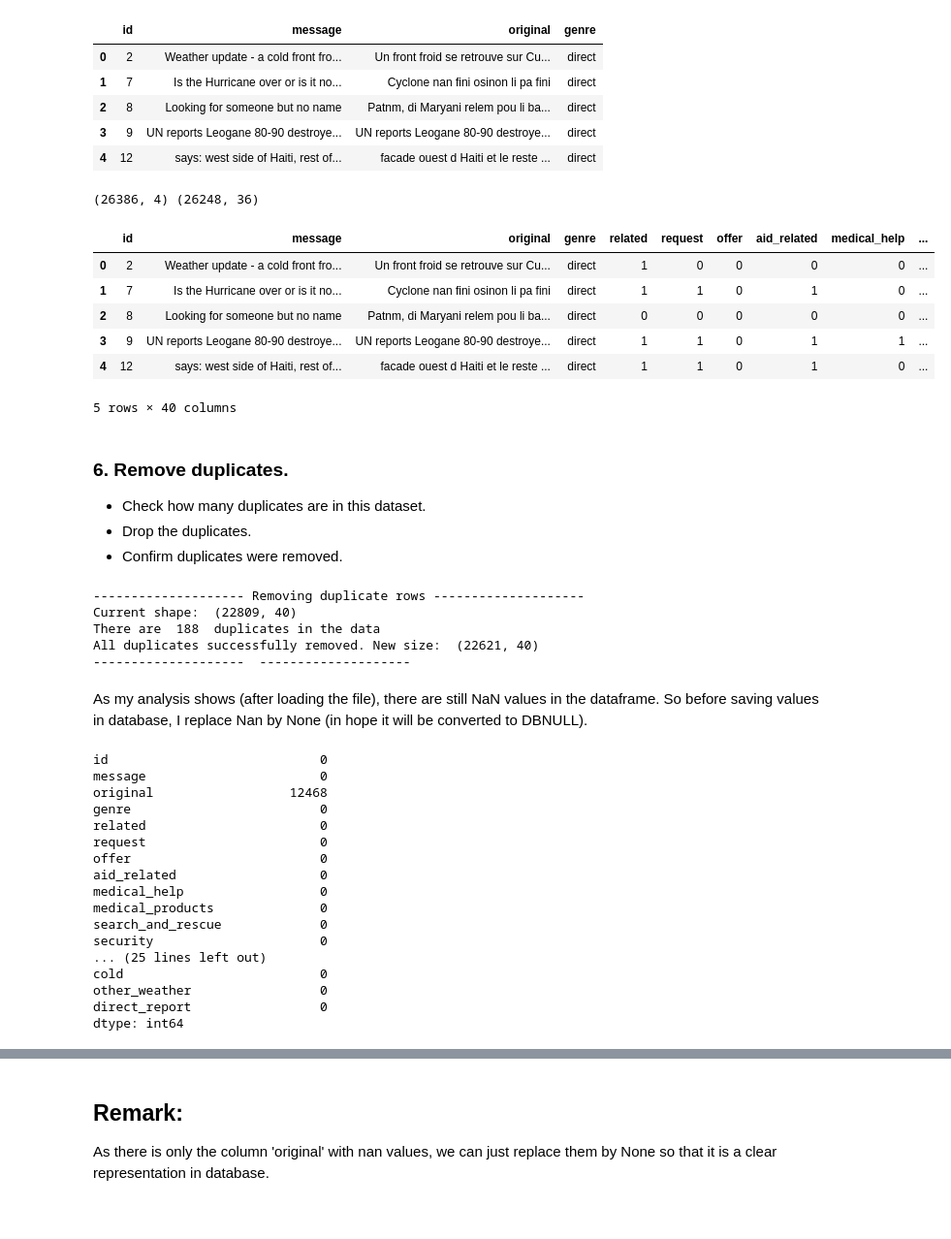
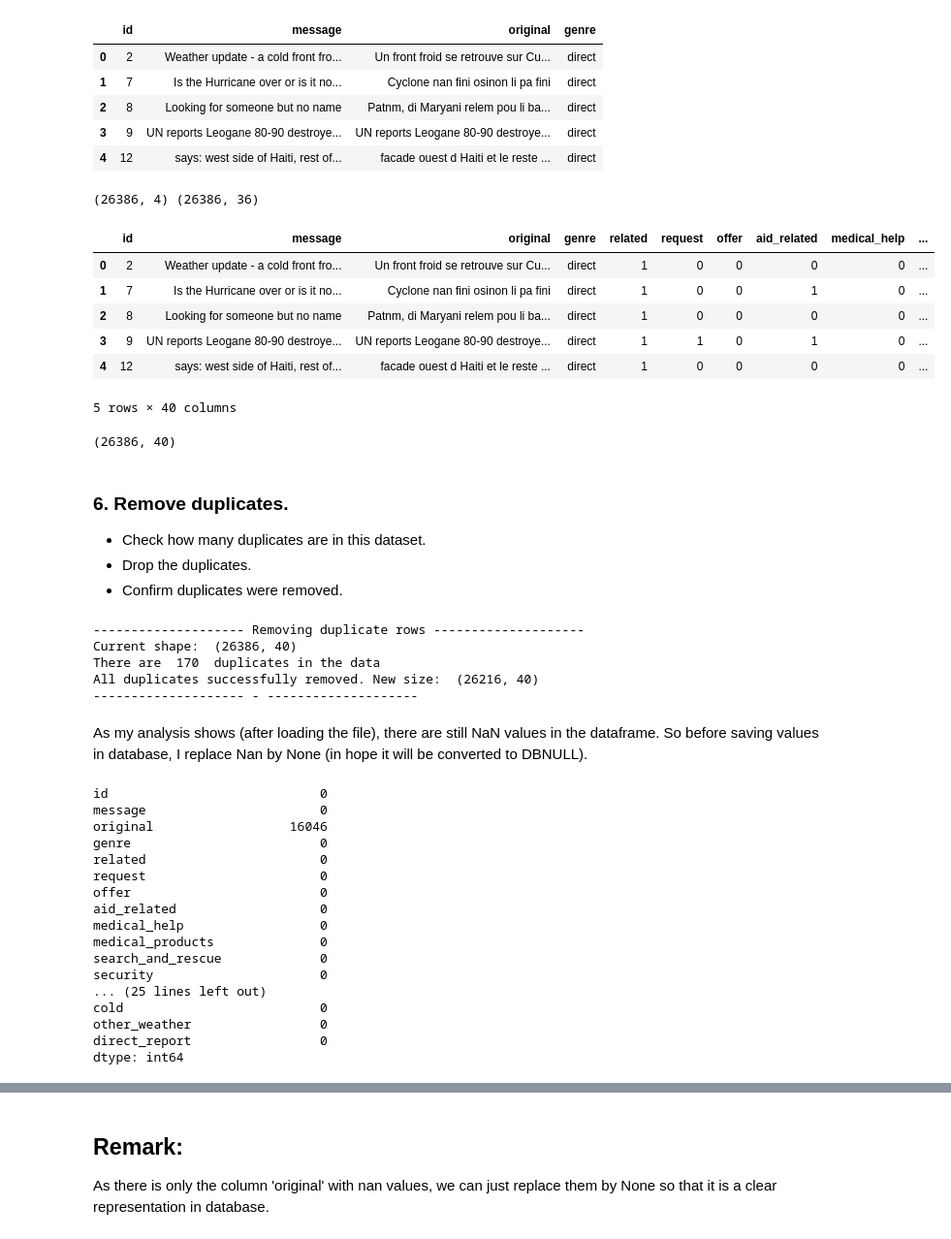
Before and after one commit to bwenner/DisasterResponsePipeline, a Jupyter notebook: ETL Pipeline Preparation.ipynb, the cells around one changed output, grey strips where cells are left out. Shown at 97% size. Cells and saved outputs as stored; diff of their text form; code cells hidden in the pictures.

```diff
--- a/ETL Pipeline Preparation.ipynb
+++ b/ETL Pipeline Preparation.ipynb
@@ -250,7 +276,7 @@ There are multiple ways how to treat multiple languages and I decided myself for
 # %%
 uniqueCategories.remove('related-2')
 # %%
-ser = categories['categories']
+ser = df['categories']
 
 categories = ser.str.split(';', expand = True)
 # %%
@@ -284,16 +333,21 @@ categories.head(n = 2)
 typelist = []
 for column in uniqueCategories:
     # set each value to be the last character of the string
-    categories[column] = categories[column].apply(lambda x: int(str(x).replace(column + '-', "")))
-    # convert column from string to numeric
+    #categories[column] = categories[column].apply(lambda x: int(str(x).replace(column + '-', "")))
 
-    # This step does not need to be done beuase I'm already calling int(..) in apply
+    categories[column] = categories[column].apply(lambda x: str(x).replace(column + '-', ""))
+    categories[column] = pd.to_numeric(categories[column])
+
+    ## convert column from string to numeric
+    ## This step does not need to be done beuase I'm already calling int(..) in apply
     typ = str(categories[column].dtype)
     if typ in typelist:
         continue
     typelist.append(typ)
-    # data is at this point already numeric
+    ## data is at this point already numeric
 
 print('DType/s of new columns is/are: ', typelist)
+
+categories.head()
 # %% [output]
 DType/s of new columns is/are:  ['int64']
@@ -326,23 +380,28 @@ df.head()
 # %%
 print(df.shape, categories.shape)
 # %% [output]
-(26386, 4) (26248, 36)
+(26386, 4) (26386, 36)
 # %%
 # concatenate the original dataframe with the new `categories` dataframe
 
 #dfFinal = pd.concat([df, categories], axis = 1, sort = None )
 
-dfFinal = df.join(categories, how = 'inner', on = 'id')
+dfFinal = pd.concat([df, categories], axis = 1)
+#df.join(categories, how = 'inner', on = 'id')
 
 dfFinal.head()
 # %% [output]
 |  | id | message | original | genre | related | request | offer | aid_related | medical_help | ... |
 | 0 | 2 | Weather update - a cold front fro... | Un front froid se retrouve sur Cu... | direct | 1 | 0 | 0 | 0 | 0 | ... |
-| 1 | 7 | Is the Hurricane over or is it no... | Cyclone nan fini osinon li pa fini | direct | 1 | 1 | 0 | 1 | 0 | ... |
-| 2 | 8 | Looking for someone but no name | Patnm, di Maryani relem pou li ba... | direct | 0 | 0 | 0 | 0 | 0 | ... |
-| 3 | 9 | UN reports Leogane 80-90 destroye... | UN reports Leogane 80-90 destroye... | direct | 1 | 1 | 0 | 1 | 1 | ... |
-| 4 | 12 | says: west side of Haiti, rest of... | facade ouest d Haiti et le reste ... | direct | 1 | 1 | 0 | 1 | 0 | ... |
+| 1 | 7 | Is the Hurricane over or is it no... | Cyclone nan fini osinon li pa fini | direct | 1 | 0 | 0 | 1 | 0 | ... |
+| 2 | 8 | Looking for someone but no name | Patnm, di Maryani relem pou li ba... | direct | 1 | 0 | 0 | 0 | 0 | ... |
+| 3 | 9 | UN reports Leogane 80-90 destroye... | UN reports Leogane 80-90 destroye... | direct | 1 | 1 | 0 | 1 | 0 | ... |
+| 4 | 12 | says: west side of Haiti, rest of... | facade ouest d Haiti et le reste ... | direct | 1 | 0 | 0 | 0 | 0 | ... |
 5 rows × 40 columns
+# %%
+dfFinal.shape
+# %% [output]
+(26386, 40)
 # %% [markdown]
 ### 6. Remove duplicates.
 - Check how many duplicates are in this dataset.
@@ -358,10 +417,10 @@ dfFinal.head()
 dfFinal = dsh.RemoveDuplicateRows(dfFinal)
 # %% [output]
 -------------------- Removing duplicate rows --------------------
-Current shape:  (22809, 40)
-There are  188  duplicates in the data
-All duplicates successfully removed. New size:  (22621, 40)
---------------------  --------------------
+Current shape:  (26386, 40)
+There are  170  duplicates in the data
+All duplicates successfully removed. New size:  (26216, 40)
+-------------------- - --------------------
 # %% [markdown]
 As my analysis shows (after loading the file), there are still NaN values in the dataframe.
 So before saving values in database, I replace Nan by None (in hope it will be converted to DBNULL).
@@ -370,7 +429,7 @@ dfFinal.isnull().sum()
 # %% [output]
 id                            0
 message                       0
-original                  12468
+original                  16046
 genre                         0
 related                       0
 request                       0
```
Also changed, not shown: parts of 20 cells of this notebook, 3 other files.
